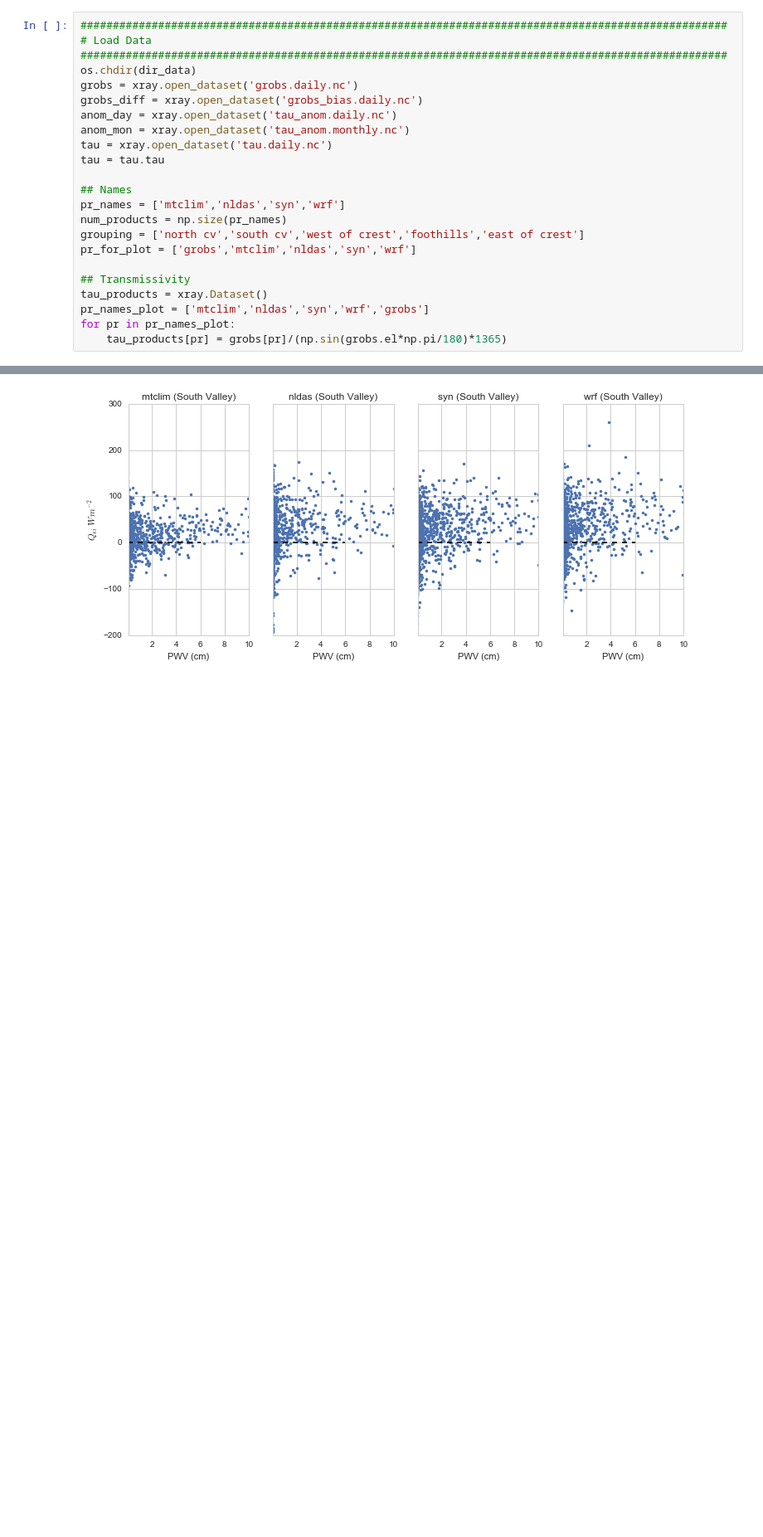
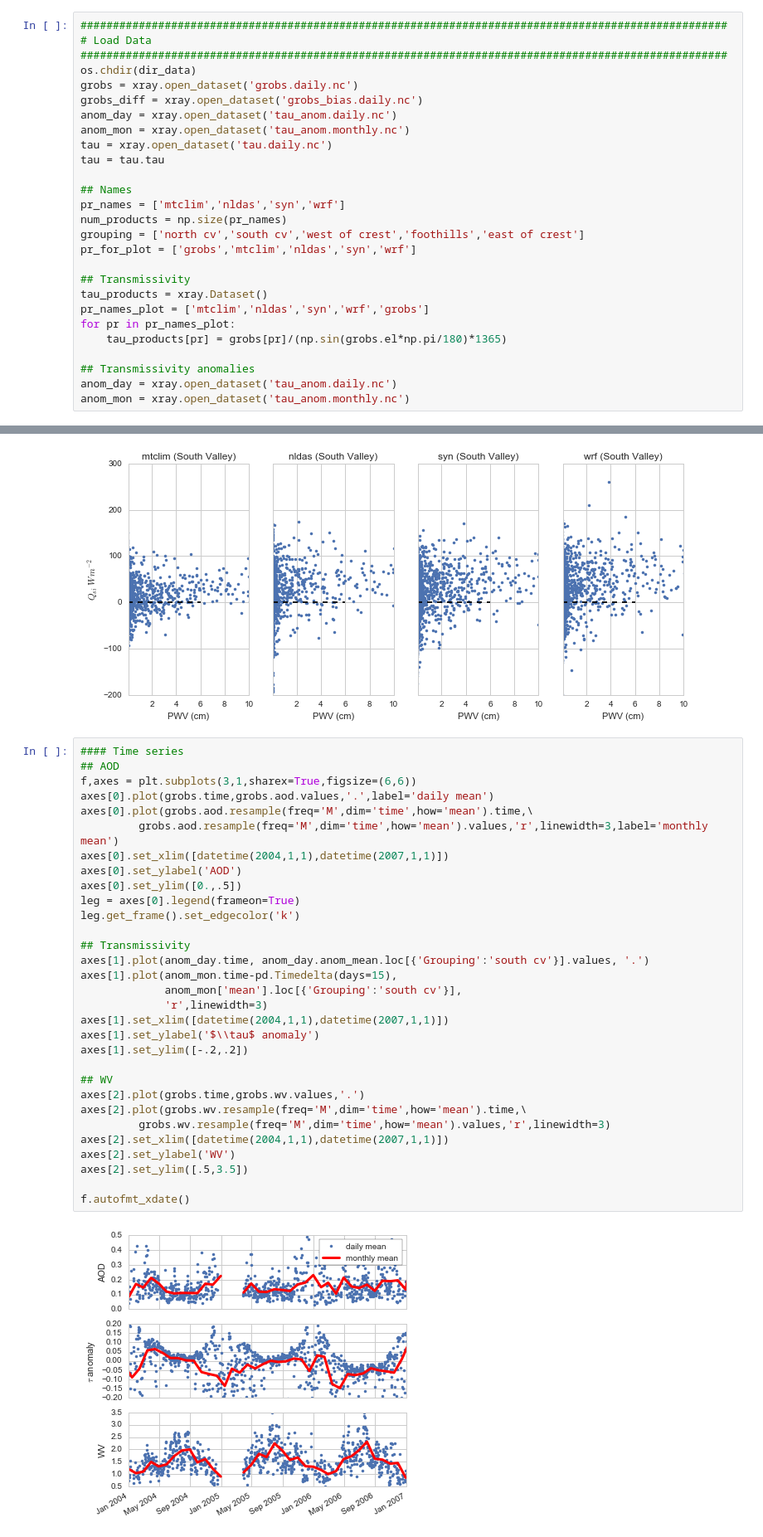
Before and after one commit to klapo/CalRad, a Jupyter notebook: CR.Aeronet.ipynb, the cells around one changed output, grey strips where cells are left out. Shown at 83% size. Saved outputs shown, nothing was run; the diff lists cells and outputs as text; blank space fills up the shorter version.

Commit message:
Examined the role of water vapor and aod on transmissivity anomalies and transmissivity.

```diff
--- a/CR.Aeronet.ipynb
+++ b/CR.Aeronet.ipynb
@@ -58,6 +58,10 @@ tau_products = xray.Dataset()
 pr_names_plot = ['mtclim','nldas','syn','wrf','grobs']
 for pr in pr_names_plot:
     tau_products[pr] = grobs[pr]/(np.sin(grobs.el*np.pi/180)*1365)
+
+## Transmissivity anomalies
+anom_day = xray.open_dataset('tau_anom.daily.nc')
+anom_mon = xray.open_dataset('tau_anom.monthly.nc')
 # %%
 ####################################################################################################
 # Aerosol Correlations
@@ -271,3 +276,36 @@ for n,pr in enumerate(pr_names):
     ax.set_xlim(.05,10)
 # %% [output]
 [figure]
+# %%
+#### Time series
+## AOD
+f,axes = plt.subplots(3,1,sharex=True,figsize=(6,6))
+axes[0].plot(grobs.time,grobs.aod.values,'.',label='daily mean')
+axes[0].plot(grobs.aod.resample(freq='M',dim='time',how='mean').time,\
+         grobs.aod.resample(freq='M',dim='time',how='mean').values,'r',linewidth=3,label='monthly mean')
+axes[0].set_xlim([datetime(2004,1,1),datetime(2007,1,1)])
+axes[0].set_ylabel('AOD')
+axes[0].set_ylim([0.,.5])
+leg = axes[0].legend(frameon=True)
+leg.get_frame().set_edgecolor('k')
+
+## Transmissivity
+axes[1].plot(anom_day.time, anom_day.anom_mean.loc[{'Grouping':'south cv'}].values, '.')
+axes[1].plot(anom_mon.time-pd.Timedelta(days=15),
+             anom_mon['mean'].loc[{'Grouping':'south cv'}],
+             'r',linewidth=3)
+axes[1].set_xlim([datetime(2004,1,1),datetime(2007,1,1)])
+axes[1].set_ylabel('$\\tau$ anomaly')
+axes[1].set_ylim([-.2,.2])
+
+## WV
+axes[2].plot(grobs.time,grobs.wv.values,'.')
+axes[2].plot(grobs.wv.resample(freq='M',dim='time',how='mean').time,\
+         grobs.wv.resample(freq='M',dim='time',how='mean').values,'r',linewidth=3)
+axes[2].set_xlim([datetime(2004,1,1),datetime(2007,1,1)])
+axes[2].set_ylabel('WV')
+axes[2].set_ylim([.5,3.5])
+
+f.autofmt_xdate()
+# %% [output]
+[figure, added]
```
Also changed, not shown: parts of 4 cells of this notebook.
